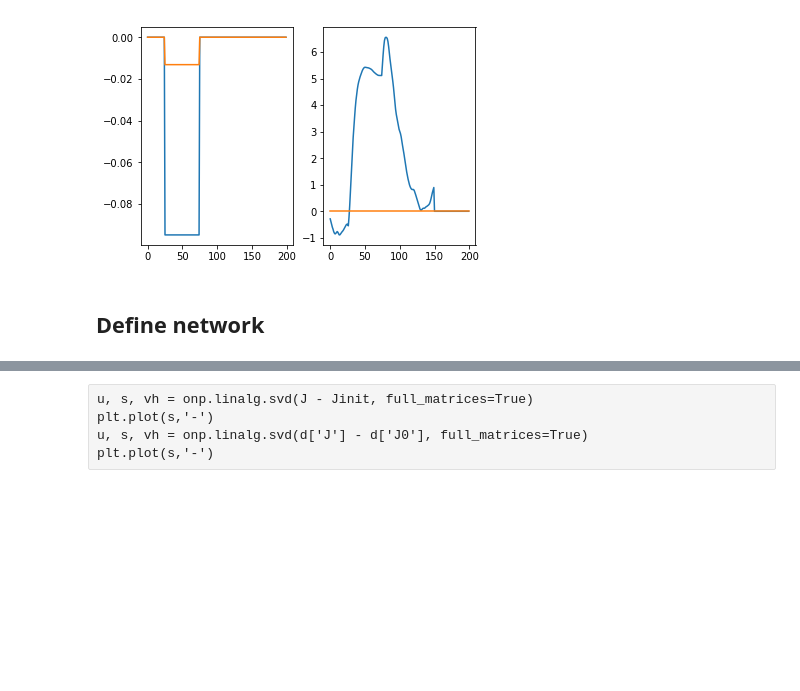
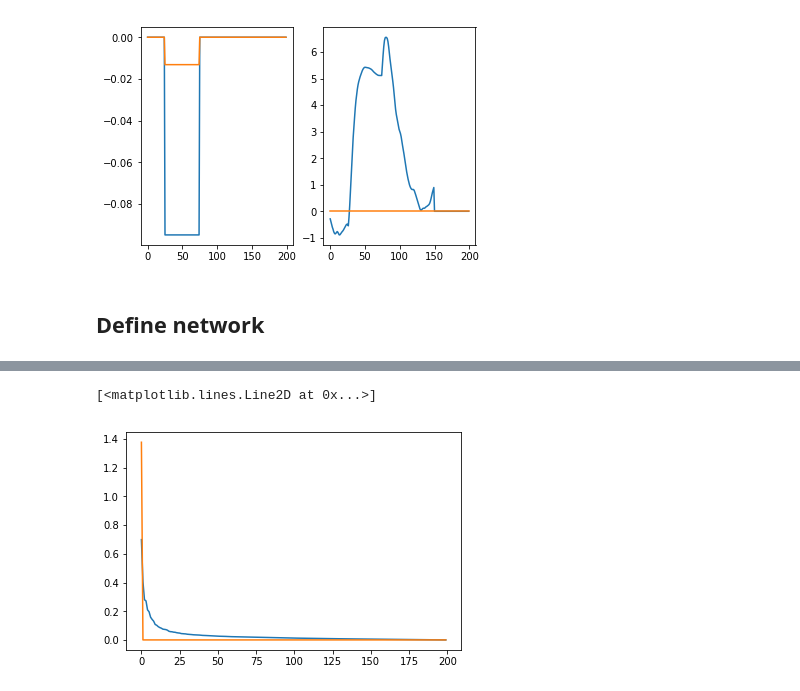
Before and after one commit to JoramKeijser/low_rank, a Jupyter notebook: notebooks/train.ipynb, the cells around one changed output, grey strips where cells are left out. Saved outputs shown, nothing was run; the diff lists cells and outputs as text; code cells hidden in the pictures; blank space fills up the shorter version.

```diff
--- a/notebooks/train.ipynb
+++ b/notebooks/train.ipynb
@@ -180,5 +183,8 @@ print(rho)
-# %% [raw]
-u, s, vh = onp.linalg.svd(J - Jinit, full_matrices=True)
-plt.plot(s,'-')
-u, s, vh = onp.linalg.svd(d['J'] - d['J0'], full_matrices=True)
-plt.plot(s,'-')
+# %%
+u1, s1, vh1 = onp.linalg.svd(J - Jinit, full_matrices=True)
+plt.plot(s1,'-')
+u2, s2, vh2 = onp.linalg.svd(d['J'] - d['J0'], full_matrices=True)
+plt.plot(s2,'-')
+# %% [output]
+[<matplotlib.lines.Line2D at 0x...>]
+[figure, added]
```
Also changed, not shown: parts of 6 cells of this notebook.
